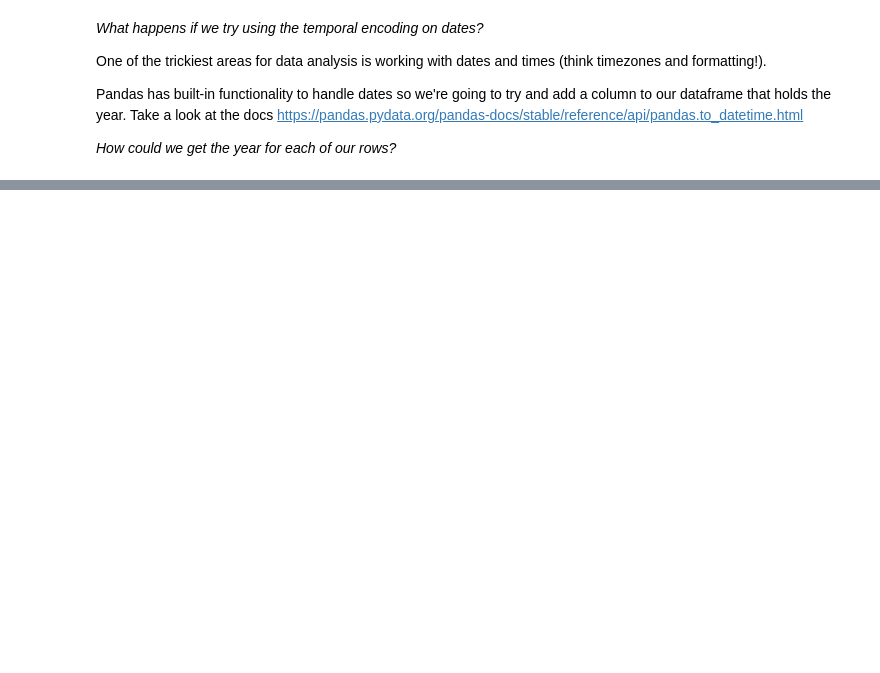
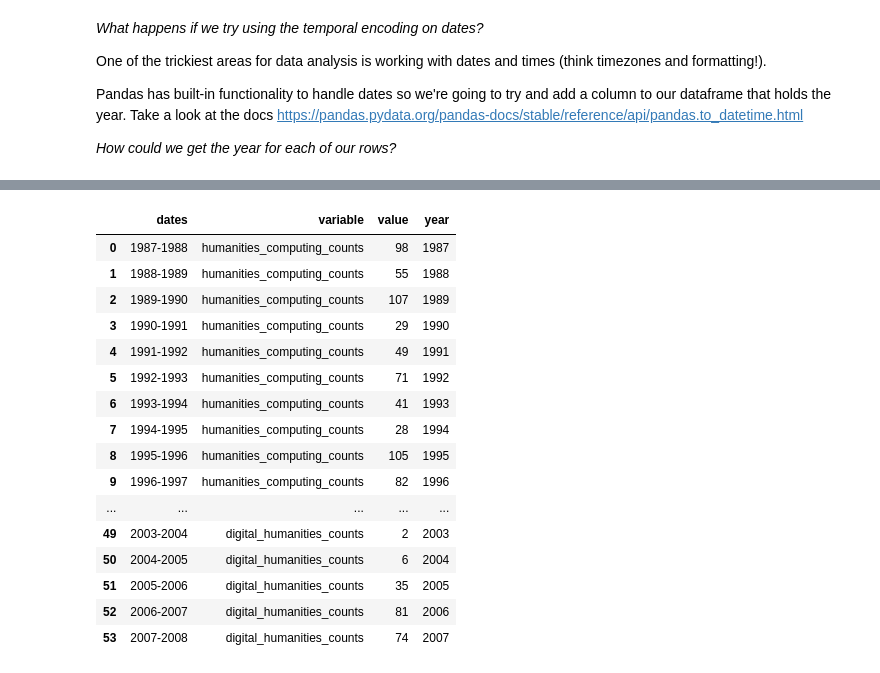
Before and after one commit to ZoeLeBlanc/visualizing_humanities_data_workshop, a Jupyter notebook: Introduction to the Grammar of Graphics and Text Analysis.ipynb, the cells around one changed output, grey strips where cells are left out. Cells and saved outputs as stored; diff of their text form; code cells hidden in the pictures; blank space fills up the shorter version.

```diff
--- a/Introduction to the Grammar of Graphics and Text Analysis.ipynb
+++ b/Introduction to the Grammar of Graphics and Text Analysis.ipynb
@@ -339,2 +381,4 @@ So looking at the syntax, first we need to decide what our `id_vars` will be. Wh
 # %%
-# counts_melted = pd.melt(counts, id_vars=['dates'])
+counts_melted = pd.melt(humanist_vols, id_vars=['dates', 'text'])
+counts_melted = counts_melted[['dates', 'variable', 'value']]
+counts_melted
@@ -366,8 +434,8 @@ Pandas has built-in functionality to handle dates so we're going to try and add
 
 *How could we get the year for each of our rows?*
 # %%
-# counts['year'] = counts.dates.str.split('-').str[0]
-# counts['year'] = pd.to_datetime(counts.year, format='%Y', errors='ignore')
+counts_melted['year'] = counts_melted.dates.str.split('-').str[0]
+counts_melted['year'] = pd.to_datetime(counts_melted.year, format='%Y', errors='ignore')
 # %% [markdown]
 Now let's try rerunning our graph but using `year`.
 
@@ -378,0 +463,22 @@ There's a few more things we could add like click events or tooltip hovers, but
+# %%
+# counts_melted[counts_melted.dates.str.contains('vol') == False]
+# counts_melted[counts_melted.year.str.len() == 4] # Checkout how to do startswith
+counts_melted[counts_melted.year.str.len() == 4]
+# %% [output]
+|  | dates | variable | value | year |
+| 0 | 1987-1988 | humanities_computing_counts | 98 | 1987 |
+| 1 | 1988-1989 | humanities_computing_counts | 55 | 1988 |
+| 2 | 1989-1990 | humanities_computing_counts | 107 | 1989 |
+| 3 | 1990-1991 | humanities_computing_counts | 29 | 1990 |
+| 4 | 1991-1992 | humanities_computing_counts | 49 | 1991 |
+| 5 | 1992-1993 | humanities_computing_counts | 71 | 1992 |
+| 6 | 1993-1994 | humanities_computing_counts | 41 | 1993 |
+| 7 | 1994-1995 | humanities_computing_counts | 28 | 1994 |
+| 8 | 1995-1996 | humanities_computing_counts | 105 | 1995 |
+| 9 | 1996-1997 | humanities_computing_counts | 82 | 1996 |
+| ... | ... | ... | ... | ... |
+| 49 | 2003-2004 | digital_humanities_counts | 2 | 2003 |
+| 50 | 2004-2005 | digital_humanities_counts | 6 | 2004 |
+| 51 | 2005-2006 | digital_humanities_counts | 35 | 2005 |
+| 52 | 2006-2007 | digital_humanities_counts | 81 | 2006 |
+| 53 | 2007-2008 | digital_humanities_counts | 74 | 2007 |
```
Also changed, not shown: parts of 11 cells of this notebook, 1 other file.
